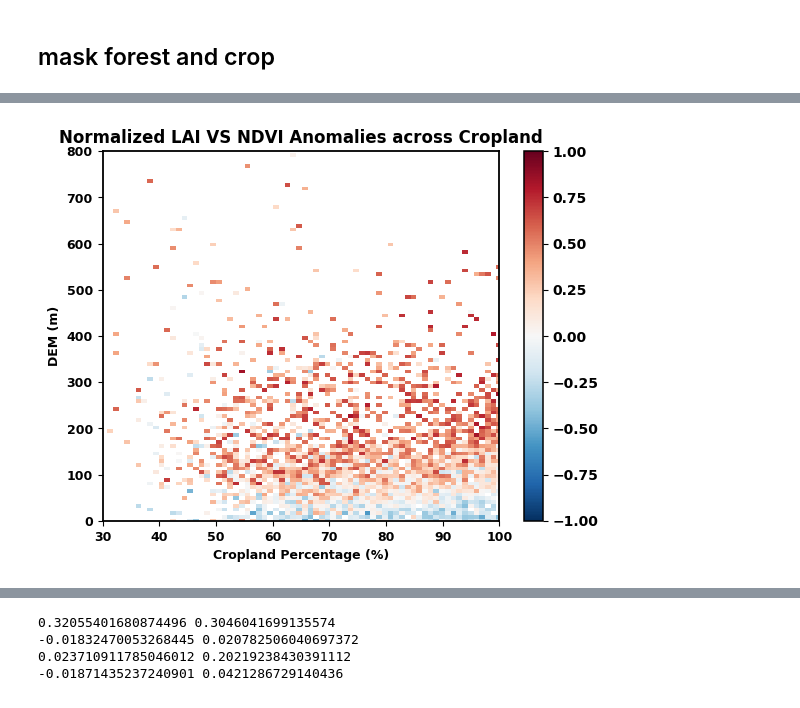
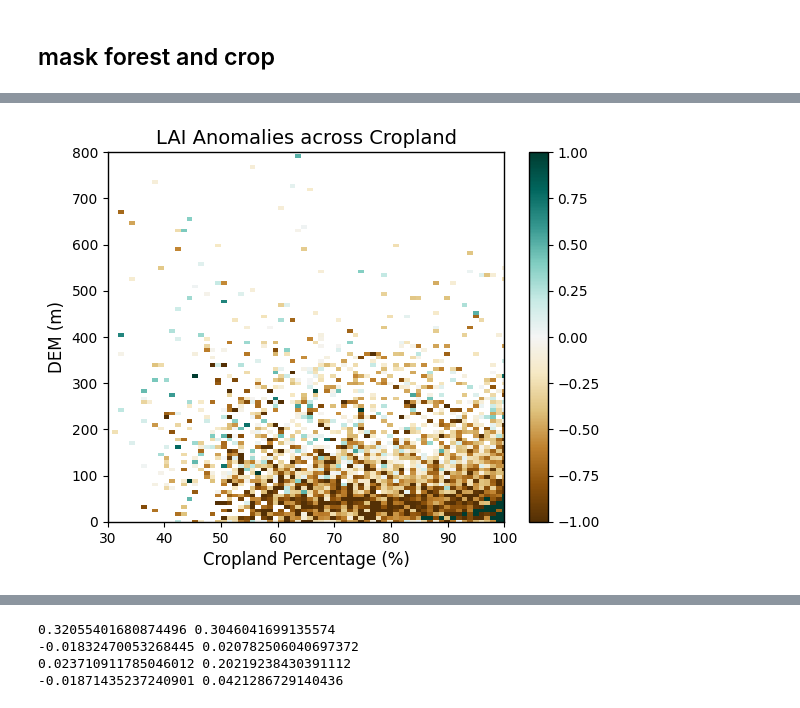
Before and after one commit to BaoniLi/Multivariables, a Jupyter notebook: 2Dspatial.ipynb, the cells around one changed output, grey strips where cells are left out. Cells and saved outputs as stored; diff of their text form; code cells hidden in the pictures.

```diff
--- a/2Dspatial.ipynb
+++ b/2Dspatial.ipynb
@@ -652,0 +752,22 @@ scatter2d5 = two_d_scatter(x0,x1,y0,y1,z0,z1)
+# %%
+plot = scatter2d6.plot(vmax=1, vmin=-1, cmap='BrBG', cbar_kwargs={'extend':'neither'})
+ax = plot.axes
+ax.set_xlim(30, 100)
+ax.set_ylim(0,2000)
+ax.set_xlabel('Tree Cover Percentage (%)', fontsize=12)
+ax.set_ylabel('DEM (m)', fontsize=12)
+plt.title('SIF Anomalies across Forest',fontsize=14)
+
+
+colorbar = plot.colorbar
+colorbar.outline.set_linewidth(1)  # Adjust the value as needed
+colorbar.set_ticklabels(colorbar.ax.get_yticklabels())
+ax.set_xticks(ax.get_xticks())
+ax.set_yticks(ax.get_yticks())
+ax.set_xticklabels([int(x) for x in ax.get_xticks()], fontsize=10)
+ax.set_yticklabels([int(y) for y in ax.get_yticks()], fontsize=10)
+for spine in ax.spines.values():
+    spine.set_linewidth(1)
+plt.savefig('/portal1/dell/li-b/manu1_fig/fig3b.png', dpi=300, bbox_inches='tight')
+
+plt.show()
@@ -653,22 +776,24 @@ scatter2d5 = two_d_scatter(x0,x1,y0,y1,z0,z1)
 # %%
-plot = scatter2d5.plot(vmax=1, vmin=-1, cmap='RdBu_r', cbar_kwargs={'extend':'neither'})
+plot = scatter2d2.plot(vmax=1, vmin=-1, cmap='BrBG', cbar_kwargs={'extend':'neither'})
 ax = plot.axes
 ax.set_xlim(30, 100)
 ax.set_ylim(0,800)
-ax.set_xlabel('Cropland Percentage (%)',fontweight='bold', fontsize=9)
-ax.set_ylabel('DEM (m)',fontweight='bold', fontsize=9)
-plt.title('Normalized LAI VS NDVI Anomalies across Cropland',fontweight='bold')
+ax.set_xlabel('Cropland Percentage (%)', fontsize=12)
+ax.set_ylabel('DEM (m)', fontsize=12)
+plt.title('LAI Anomalies across Cropland',fontsize=14)
 
 
 colorbar = plot.colorbar
-colorbar.outline.set_linewidth(1.1)  # Adjust the value as needed
-colorbar.set_ticklabels(colorbar.ax.get_yticklabels(), fontweight='bold')
+colorbar.outline.set_linewidth(1)  # Adjust the value as needed
+colorbar.set_ticklabels(colorbar.ax.get_yticklabels())
 ax.set_xticks(ax.get_xticks())
 ax.set_yticks(ax.get_yticks())
-ax.set_xticklabels([int(x) for x in ax.get_xticks()], fontsize=9, fontweight='bold')
-ax.set_yticklabels([int(y) for y in ax.get_yticks()], fontsize=9, fontweight='bold')
+ax.set_xticklabels([int(x) for x in ax.get_xticks()], fontsize=10)
+ax.set_yticklabels([int(y) for y in ax.get_yticks()], fontsize=10)
 for spine in ax.spines.values():
-    spine.set_linewidth(1.3)
+    spine.set_linewidth(1)
+plt.savefig('/portal1/dell/li-b/manu1_fig/fig3d.png', dpi=300, bbox_inches='tight')
+
 plt.show()
 # %% [output]
-[figure, old version]
+[figure, new version]
```
Also changed, not shown: parts of 40 cells of this notebook, 2 other files.
